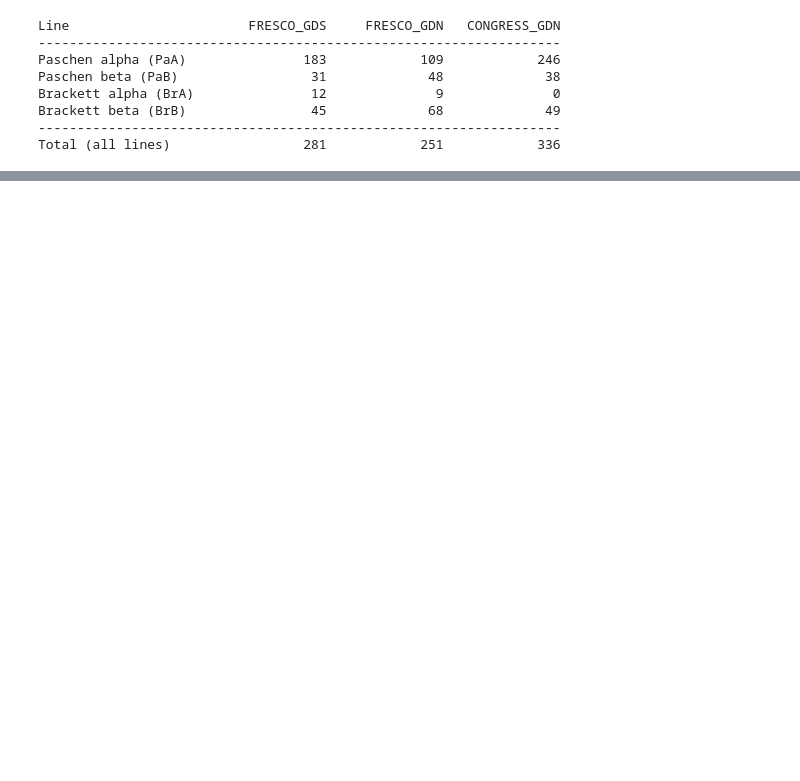
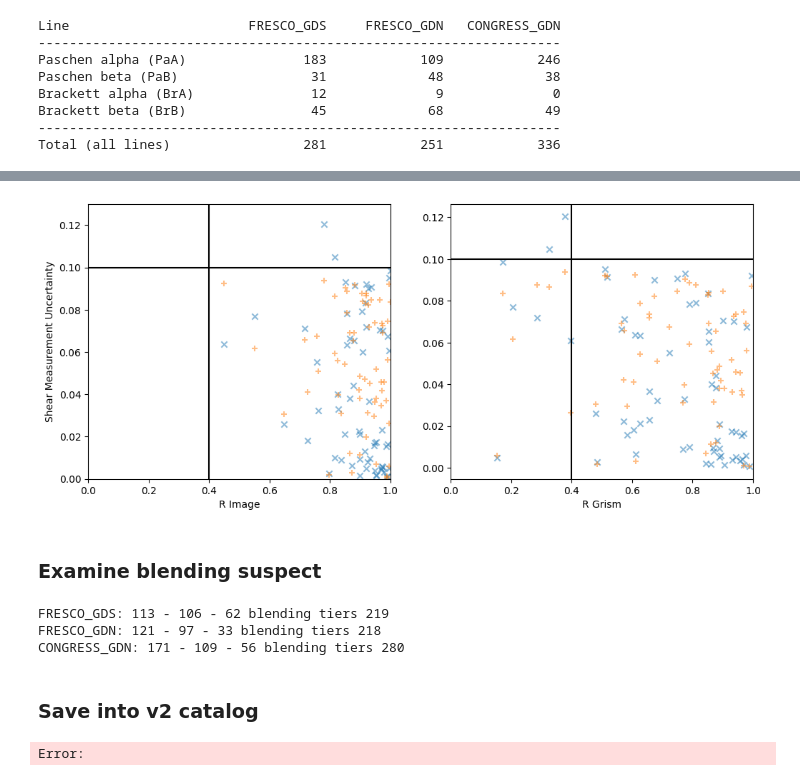
Before and after one commit to KinematicLensing/JWST_KL_workflow, a Jupyter notebook: notebook/Preliminary_Target_Selection.ipynb, the cells around one changed output, grey strips where cells are left out. Saved outputs shown, nothing was run; the diff lists cells and outputs as text; code cells hidden in the pictures; blank space fills up the shorter version.

```diff
--- a/notebook/Preliminary_Target_Selection.ipynb
+++ b/notebook/Preliminary_Target_Selection.ipynb
@@ -65,0 +125,39 @@ def get_spatial_resolution_factor(cat, band, psf_fwhm):
+# %%
+### Load some previous fit
+preliminary_KL_res = Table.read("/home/u17/jiachuanxu/kl-tools/notebooks/JWST_notes/JWST_shear_results_shearGauss_BDdisjoint.txt",  format='ascii')
+# %%
+R_image = get_spatial_resolution_factor(hlr=preliminary_KL_res['hlr_disk_MAP'], psf_EE50=PSF_EE50_register["F444W"])
+R_grism = get_spatial_resolution_factor(hlr=preliminary_KL_res['em_hlr_MAP'], psf_EE50=PSF_EE50_register["F444W"])
+
+fig, axes = plt.subplots(1, 2, figsize=(12, 5))
+
+axes[0].scatter(R_image, preliminary_KL_res['gx_std'], alpha=0.5, marker='x')
+axes[0].scatter(R_image, preliminary_KL_res['g+_std'], alpha=0.5, marker='+')
+axes[1].scatter(R_grism, preliminary_KL_res['gx_std'], alpha=0.5, marker='x')
+axes[1].scatter(R_grism, preliminary_KL_res['g+_std'], alpha=0.5, marker='+')
+
+axes[0].axvline(0.4 , color='k')
+axes[0].axhline(0.1, color='k')
+axes[1].axvline(0.4 , color='k')
+axes[1].axhline(0.1, color='k')
+
+axes[0].set(xlabel="R Image", xlim=[0,1])
+axes[0].set(ylabel="Shear Measurement Uncertainty", ylim=[0, 0.13])
+axes[1].set(xlabel="R Grism", xlim=[0,1])
+plt.show()
+# %% [output]
+[figure, added]
+# %% [markdown]
+### Examine blending suspect
+# %%
+for i in range(3):
+    Not_blend = np.abs(GRISM_Cats[i]["BLEND_FLUX_RATIO"] - 0.0) < 1e-5
+    OK_blend = (0.0 < GRISM_Cats[i]["BLEND_FLUX_RATIO"]) & (GRISM_Cats[i]["BLEND_FLUX_RATIO"] < 0.1)
+    Bad_blend = GRISM_Cats[i]["BLEND_FLUX_RATIO"] >= 0.1
+    print(f"{GRISM_names[i]}: {np.sum(Not_blend)} - {np.sum(OK_blend)} - {np.sum(Bad_blend)} blending tiers {np.sum(Not_blend)+np.sum(OK_blend)}")
+# %% [output]
+FRESCO_GDS: 113 - 106 - 62 blending tiers 219
+FRESCO_GDN: 121 - 97 - 33 blending tiers 218
+CONGRESS_GDN: 171 - 109 - 56 blending tiers 280
+# %% [markdown]
+### Save into v2 catalog
@@ -65,0 +173,4 @@ def get_spatial_resolution_factor(cat, band, psf_fwhm):
+# %%
+print("A")
+# %% [output]
+Error:
```
Also changed, not shown: parts of 8 cells of this notebook, 3 other files.
